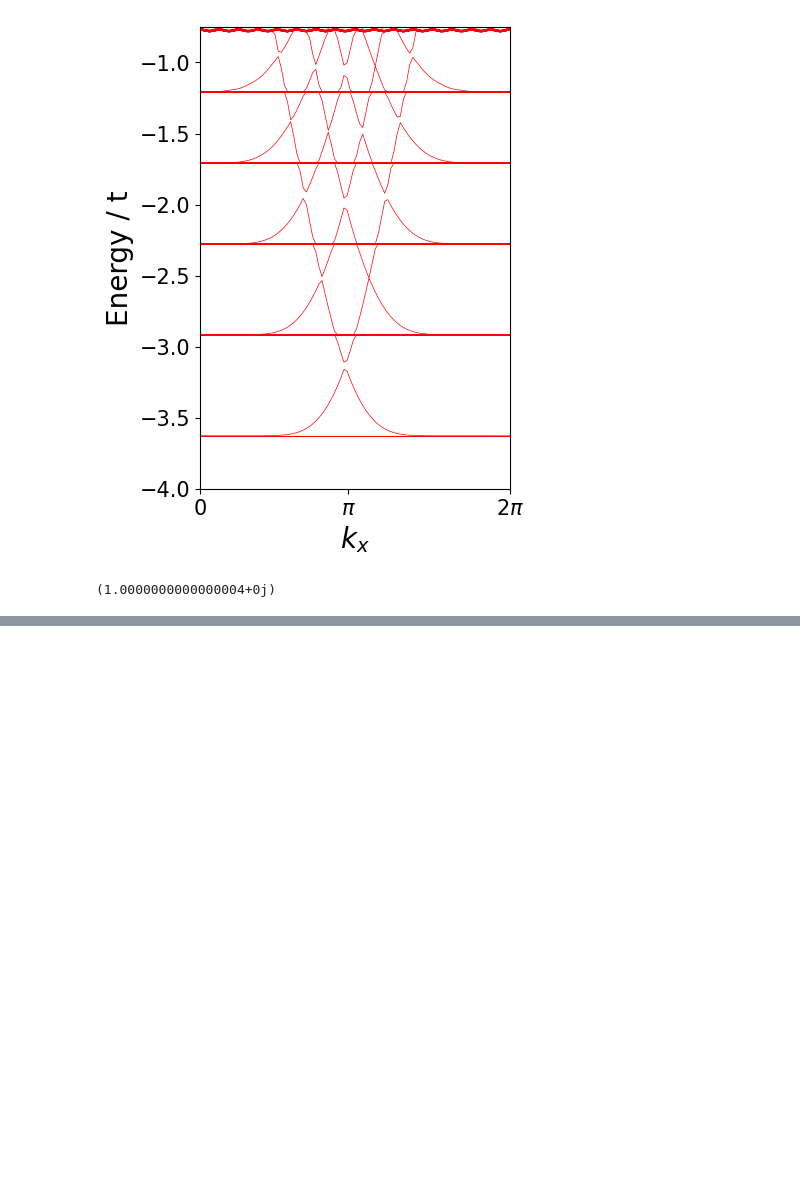
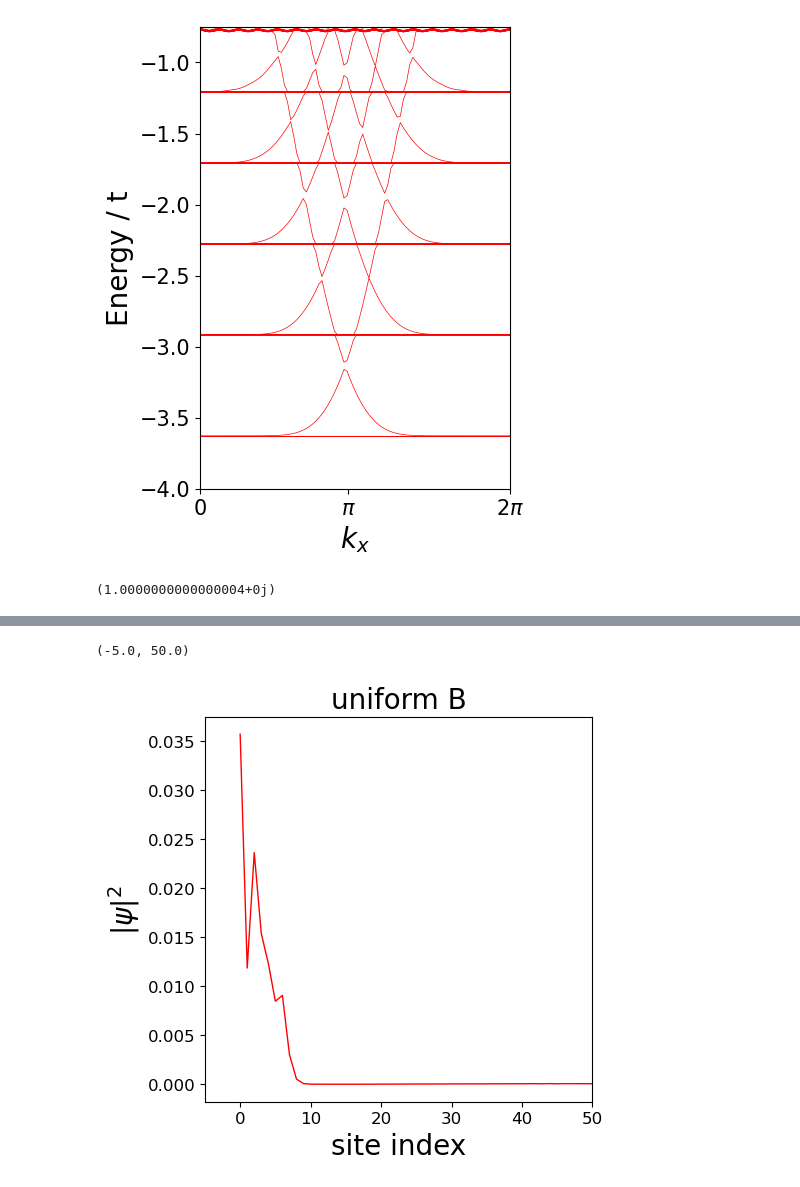
Before and after one commit to SATHEESH-D-M/THE-in-SkX, a Jupyter notebook: Square-lattice-models/sq-lattice-in-B-nanoribbon.ipynb, the cells around one changed output, grey strips where cells are left out. Cells and saved outputs as stored; diff of their text form; code cells hidden in the pictures; blank space fills up the shorter version.

```diff
--- a/Square-lattice-models/sq-lattice-in-B-nanoribbon.ipynb
+++ b/Square-lattice-models/sq-lattice-in-B-nanoribbon.ipynb
@@ -194,0 +195,16 @@ plt.yticks(fontsize = 12)
+# %%
+f = plt.figure(figsize=(5,5));
+plt.plot(unitcell_y,ele_prob, c = 'red', linestyle='-', linewidth = 1 )
+#plt.scatter(unitcell_y,ele_prob, c = 'red', s=10)
+plt.ylabel('$|\psi|^2$', fontsize = 20)
+plt.xlabel('site index', fontsize = 20)
+plt.title('uniform B', fontsize = 20)
+plt.xticks(fontsize = 12)
+plt.yticks(fontsize = 12)
+#plt.ylim(-3.6, -0.75)
+#plt.xlim(BZ[0], BZ[-1])
+#plt.xlim(750, 803)
+plt.xlim(-5, 50)
+# %% [output]
+(-5.0, 50.0)
+[figure, added]
```
Also changed, not shown: parts of 3 cells of this notebook, 1 other file.
